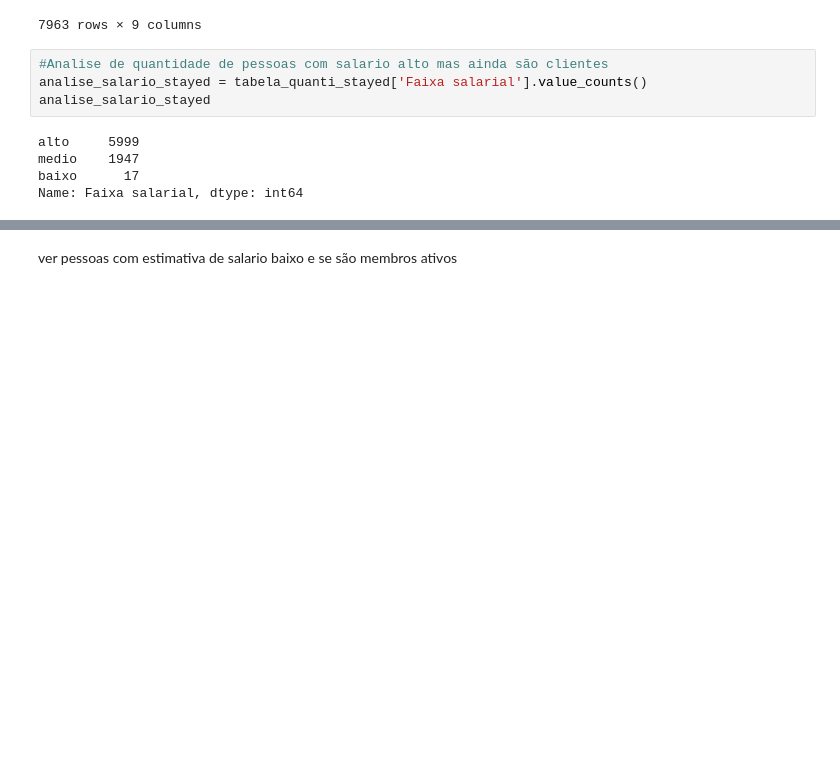
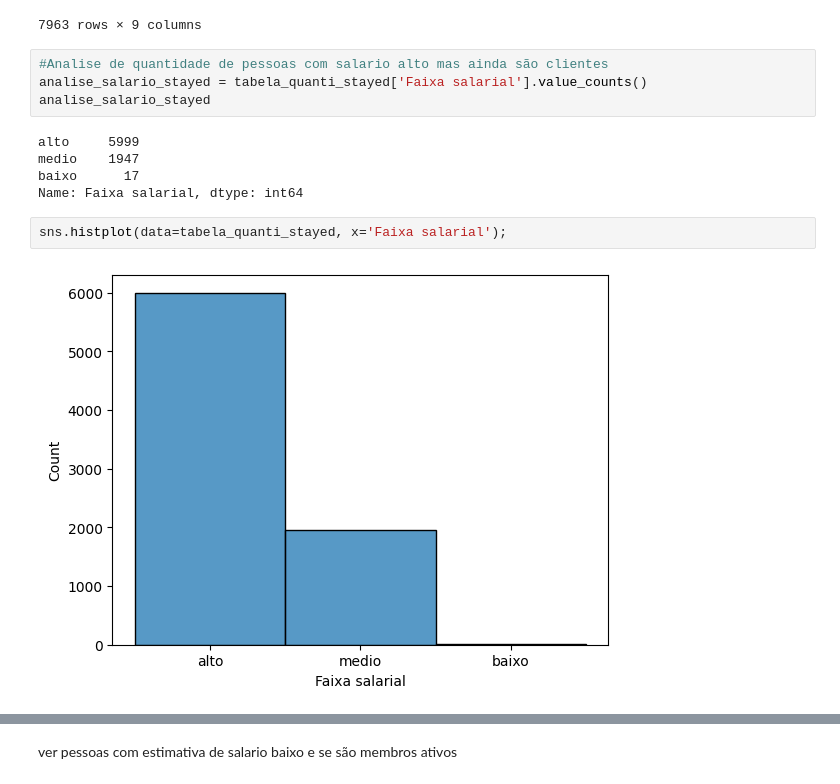
Before and after one commit to mclararibeiro/Ada-tech, a Jupyter notebook: analise_exploratoria_de_dados/nova_analise.ipynb, the cells around one changed output, grey strips where cells are left out. Cells and saved outputs as stored; diff of their text form; blank space fills up the shorter version.

```diff
--- a/analise_exploratoria_de_dados/nova_analise.ipynb
+++ b/analise_exploratoria_de_dados/nova_analise.ipynb
@@ -273,6 +301,10 @@ alto     5999
 medio    1947
 baixo      17
 Name: Faixa salarial, dtype: int64
+# %%
+sns.histplot(data=tabela_quanti_stayed, x='Faixa salarial');
+# %% [output]
+[figure, added]
 # %%
 #Porcentagem de pessoas que são clientes e membros ativos e tem faixa salarial alta
 membros_ativos_clientes = tabela_quanti_stayed.loc[tabela_quanti_stayed['Faixa salarial']=='alto']
```
Also changed, not shown: parts of 21 cells of this notebook.
